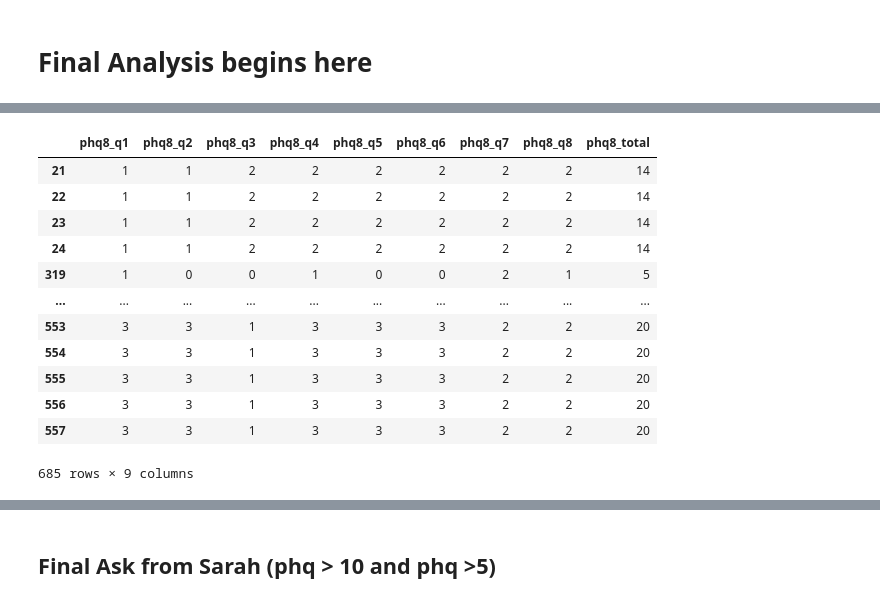
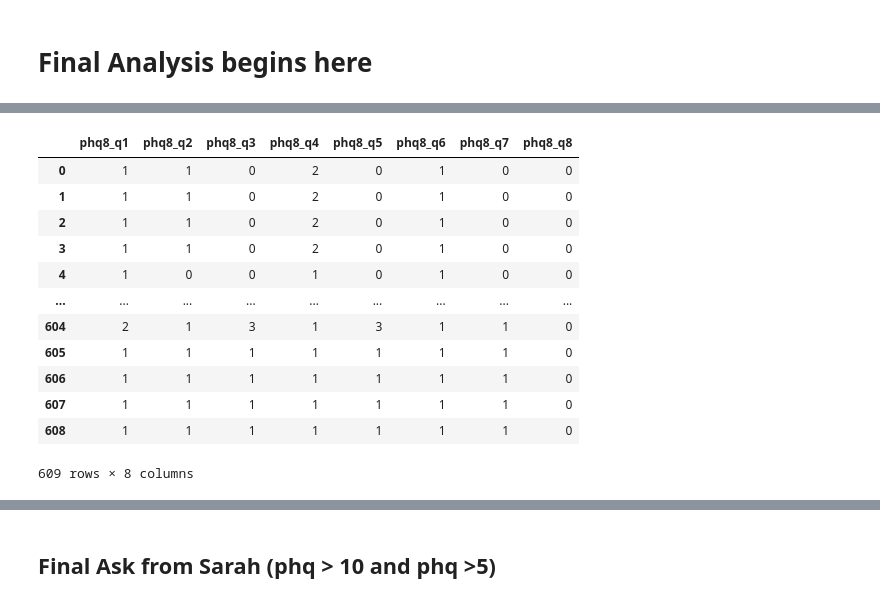
Before and after one commit to paragjadhav14/HR_ML_model_building, a Jupyter notebook: dtc_user_Attributes.ipynb, the cells around one changed output, grey strips where cells are left out. Saved outputs shown, nothing was run; the diff lists cells and outputs as text; code cells hidden in the pictures.

Commit message:
added dtc_user_Attribute file with new logic without test_users

```diff
--- a/dtc_user_Attributes.ipynb
+++ b/dtc_user_Attributes.ipynb
@@ -9,0 +141,3 @@ warnings.filterwarnings("ignore")
+# %%
+user_df = user_df[user_df.is_test == False]
+user_df.head()
@@ -343,0 +497,3 @@ user_attributes_df.shape
+# %%
+user_attributes_df = pd.merge(user_df, user_attributes_df, on='user_id')
+user_attributes_df.head()
@@ -920,8 +1129,8 @@ filtered_user_attributes_df
 
 # 2. Join the two tables on 'user_id'
 # Using an inner join will keep only those user_ids present in both tables.
-merged_df = pd.merge(self_report_df, user_attributes_df, on='user_id', how='inner')
-merged_df.head()
+merged_self_report_user_attribute_df = pd.merge(self_report_df, user_attributes_df, on='user_id', how='inner')
+merged_self_report_user_attribute_df.head()
 # %% [output]
 |  | user_id | timestamp | survey_name | phq8_q1 | phq8_q2 | phq8_q3 | phq8_q4 | phq8_q5 | phq8_q6 | phq8_q7 | ... |
 | 0 | us-east-1:db841a21-c44c-cae0-4d10... | 2024-12-02T20:33:56.380000-05:00 | phq9_with_outro | 1 | 1 | 0 | 2 | 0 | 1 | 0 | ... |
@@ -931,0 +1151,8 @@ merged_df.head()
+# %%
+merged_self_report_user_attribute_df = merged_self_report_user_attribute_df[[
+    'user_id', 'timestamp', 'subject_id', 'email', 'is_test',
+    'user_type', 'gender_identity', 'sex_at_birth', 'sexual_orientation', 'ethnicity',
+    'survey_name', 'phq8_q1', 'phq8_q2', 'phq8_q3', 'phq8_q4', 'phq8_q5',
+    'phq8_q6', 'phq8_q7', 'phq8_q8', 'phq9_q9', 'phq9_intro', 'phq9_outro', 'phq_total',
+    ]]
+merged_self_report_user_attribute_df.head()
@@ -1611,20 +1955,20 @@ merged_df.head()
 # %%
-merged_df[ ['phq8_q1', 'phq8_q2', 'phq8_q3', 'phq8_q4',
-                  'phq8_q5', 'phq8_q6', 'phq8_q7', 'phq8_q8', 'phq8_total']]
+merged_self_report_user_attribute_df[ ['phq8_q1', 'phq8_q2', 'phq8_q3', 'phq8_q4',
+                  'phq8_q5', 'phq8_q6', 'phq8_q7', 'phq8_q8', ]]
 # %% [output]
-|  | phq8_q1 | phq8_q2 | phq8_q3 | phq8_q4 | phq8_q5 | phq8_q6 | phq8_q7 | phq8_q8 | phq8_total |
-| 21 | 1 | 1 | 2 | 2 | 2 | 2 | 2 | 2 | 14 |
-| 22 | 1 | 1 | 2 | 2 | 2 | 2 | 2 | 2 | 14 |
-| 23 | 1 | 1 | 2 | 2 | 2 | 2 | 2 | 2 | 14 |
-| 24 | 1 | 1 | 2 | 2 | 2 | 2 | 2 | 2 | 14 |
-| 319 | 1 | 0 | 0 | 1 | 0 | 0 | 2 | 1 | 5 |
-| ... | ... | ... | ... | ... | ... | ... | ... | ... | ... |
-| 553 | 3 | 3 | 1 | 3 | 3 | 3 | 2 | 2 | 20 |
-| 554 | 3 | 3 | 1 | 3 | 3 | 3 | 2 | 2 | 20 |
-| 555 | 3 | 3 | 1 | 3 | 3 | 3 | 2 | 2 | 20 |
-| 556 | 3 | 3 | 1 | 3 | 3 | 3 | 2 | 2 | 20 |
-| 557 | 3 | 3 | 1 | 3 | 3 | 3 | 2 | 2 | 20 |
+|  | phq8_q1 | phq8_q2 | phq8_q3 | phq8_q4 | phq8_q5 | phq8_q6 | phq8_q7 | phq8_q8 |
+| 0 | 1 | 1 | 0 | 2 | 0 | 1 | 0 | 0 |
+| 1 | 1 | 1 | 0 | 2 | 0 | 1 | 0 | 0 |
+| 2 | 1 | 1 | 0 | 2 | 0 | 1 | 0 | 0 |
+| 3 | 1 | 1 | 0 | 2 | 0 | 1 | 0 | 0 |
+| 4 | 1 | 0 | 0 | 1 | 0 | 1 | 0 | 0 |
+| ... | ... | ... | ... | ... | ... | ... | ... | ... |
+| 604 | 2 | 1 | 3 | 1 | 3 | 1 | 1 | 0 |
+| 605 | 1 | 1 | 1 | 1 | 1 | 1 | 1 | 0 |
+| 606 | 1 | 1 | 1 | 1 | 1 | 1 | 1 | 0 |
+| 607 | 1 | 1 | 1 | 1 | 1 | 1 | 1 | 0 |
+| 608 | 1 | 1 | 1 | 1 | 1 | 1 | 1 | 0 |
-685 rows × 9 columns
+609 rows × 8 columns
 # %%
 # Assuming your dataframe is named df
 columns_to_sum = ['phq8_q1', 'phq8_q2', 'phq8_q3', 'phq8_q4',
```
Also changed, not shown: parts of 121 cells of this notebook, 1 other file.
